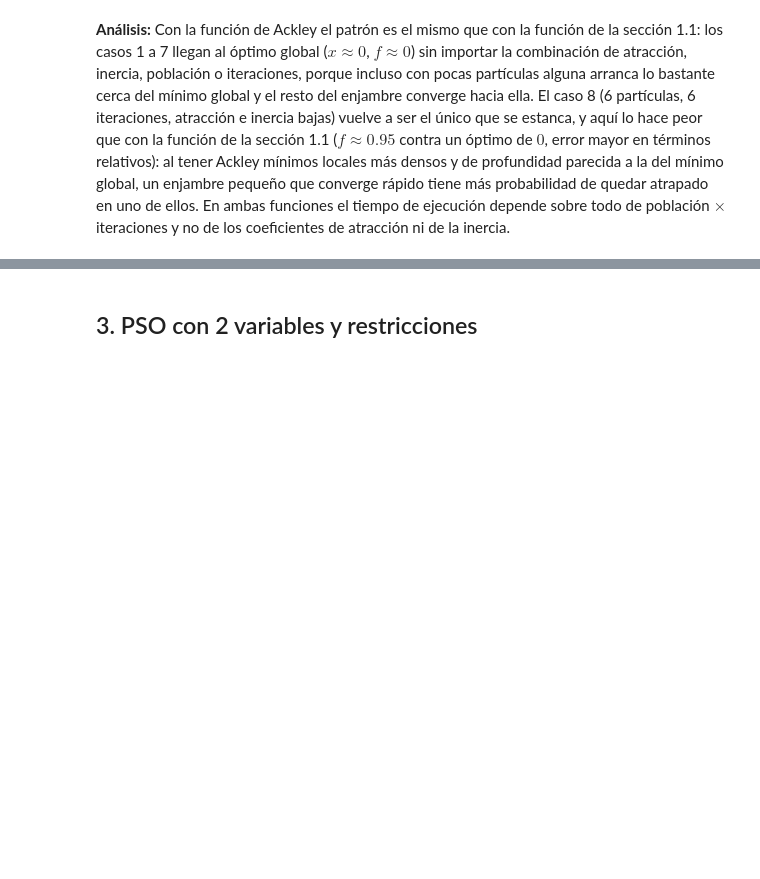
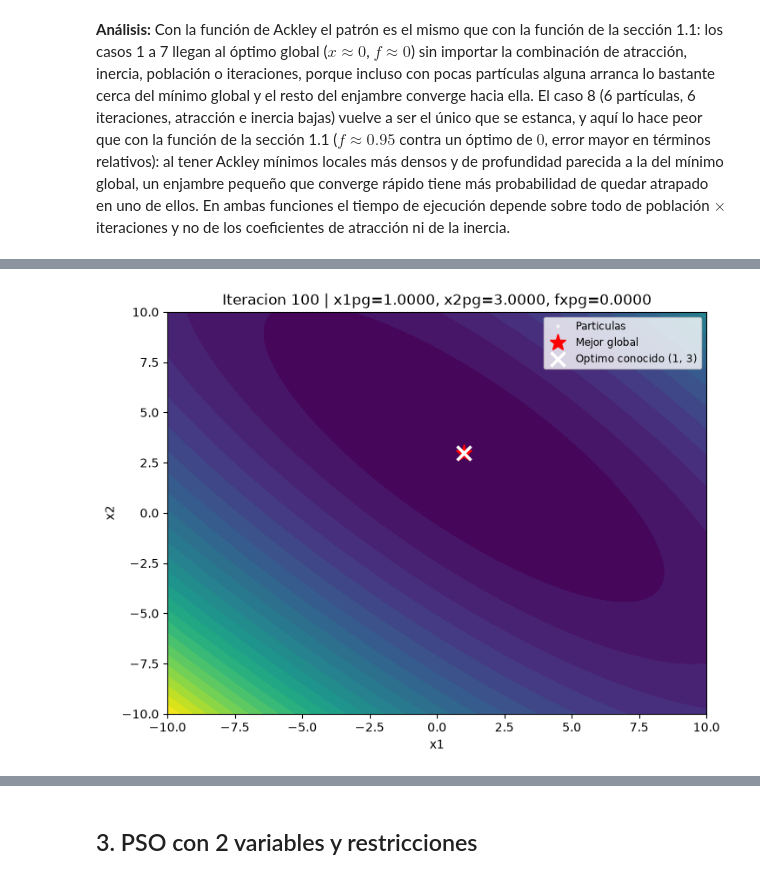
Before and after one commit to DayanniGodoy/MIA, a Jupyter notebook: Tarea3_MIA.ipynb, the cells around one changed output, grey strips where cells are left out. Cells and saved outputs as stored; diff of their text form; code cells hidden in the pictures; blank space fills up the shorter version.

```diff
--- a/Tarea3_MIA.ipynb
+++ b/Tarea3_MIA.ipynb
@@ -493,0 +539,85 @@ atracción ni de la inercia.
+# %%
+# --- PSO 2 variables: funcion de Booth (codigo de clase) + graficacion del estado final ---
+
+# Funcion objetivo (funcion de Booth, vista en clase)
+def f_booth(x1, x2):
+    return (x1 + 2*x2 - 7)**2 + (2*x1 + x2 - 5)**2
+
+x_min_e, x_max_e = -10, 10
+
+# Malla para dibujar el contorno de la funcion
+gx = np.linspace(x_min_e, x_max_e, 300)
+gy = np.linspace(x_min_e, x_max_e, 300)
+malla_x, malla_y = np.meshgrid(gx, gy)
+malla_f = f_booth(malla_x, malla_y)
+
+# --- Parametros del enjambre (igual que en clase) ---
+num_pob = 500   # numero de particulas
+c1 = 0.5        # atraccion hacia el mejor local
+c2 = 0.5        # atraccion hacia el mejor global
+phi0 = 0.7      # inercia
+
+np.random.seed(5)   # semilla fija para poder repetir esta corrida
+
+# Inicializacion de la poblacion
+x1p = (x_max_e - x_min_e) * np.random.rand(num_pob) + x_min_e
+x2p = (x_max_e - x_min_e) * np.random.rand(num_pob) + x_min_e
+x1pg, x2pg = 0, 0
+x1pL, x2pL = np.copy(x1p), np.copy(x2p)
+
+fxpg = np.inf
+fxpL = np.ones(num_pob) * fxpg
+vx1 = np.zeros(num_pob)   # velocidad inicial
+vx2 = np.zeros(num_pob)
+
+# Nota: el codigo de clase (PSO_2_Animado.py) generaba un solo numero aleatorio por
+# iteracion con np.random.rand() para toda la poblacion; aqui se vectoriza a
+# np.random.rand(num_pob), igual que en las demas secciones, para que cada particula
+# tenga su propio numero aleatorio en cada paso.
+
+# Preparacion de la grafica (sin animacion: se muestra la figura de la ultima iteracion)
+fig, ax = plt.subplots(figsize=(8, 6))
+
+for k in range(100):
+    # Ecuaciones de movimiento
+    vx1 = phi0*vx1 + c1*np.random.rand(num_pob)*(x1pL - x1p) + c2*np.random.rand(num_pob)*(x1pg - x1p)
+    vx2 = phi0*vx2 + c1*np.random.rand(num_pob)*(x2pL - x2p) + c2*np.random.rand(num_pob)*(x2pg - x2p)
+    x1p = x1p + vx1
+    x2p = x2p + vx2
+
+    # Evaluacion del desempeño de cada particula
+    fx = f_booth(x1p, x2p)
+    val = np.min(fx)
+    ind = np.argmin(fx)
+
+    # Actualizar mejor global
+    if val < fxpg:
+        fxpg = val
+        x1pg, x2pg = x1p[ind], x2p[ind]
+
+    # Actualizar mejor local (vectorizado)
+    mejores = fx < fxpL
+    fxpL[mejores] = fx[mejores]
+    x1pL[mejores] = x1p[mejores]
+    x2pL[mejores] = x2p[mejores]
+
+    # Graficar estado de la iteracion
+    ax.clear()
+    ax.contourf(malla_x, malla_y, malla_f, levels=30, cmap='viridis')
+    ax.plot(x1p, x2p, 'w.', markersize=4, alpha=0.6, label='Particulas')
+    ax.plot(x1pg, x2pg, 'r*', markersize=14, label='Mejor global')
+    ax.plot(1, 3, 'wx', markersize=11, mew=2.5, label='Optimo conocido (1, 3)')
+    ax.set_xlim([x_min_e, x_max_e])
+    ax.set_ylim([x_min_e, x_max_e])
+    ax.set_xlabel('x1')
+    ax.set_ylabel('x2')
+    ax.set_title(f'Iteracion {k+1} | x1pg={x1pg:.4f}, x2pg={x2pg:.4f}, fxpg={fxpg:.4f}')
+    ax.legend(loc='upper right', fontsize='small')
+
+plt.show()
+
+print(f'x1pg = {x1pg:.4f}')
+print(f'x2pg = {x2pg:.4f}')
+print(f'fxpg = {fxpg:.4f}')
+# %% [output]
+[figure, added]
```
Also changed, not shown: parts of 19 cells of this notebook.
